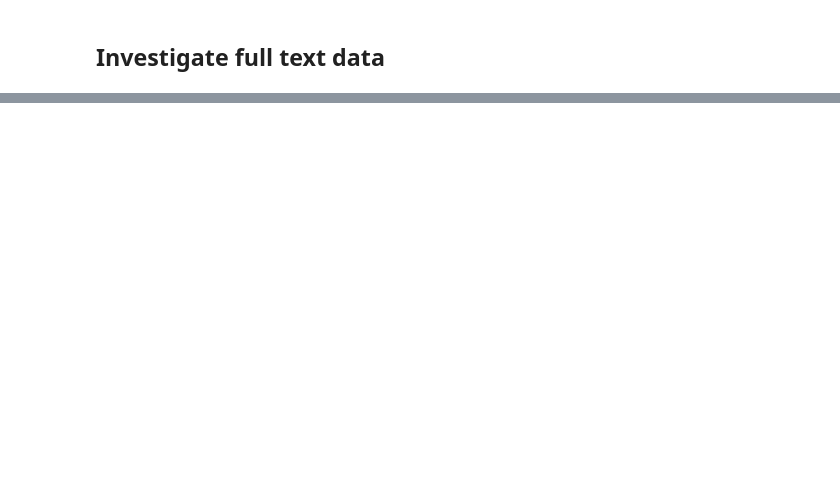
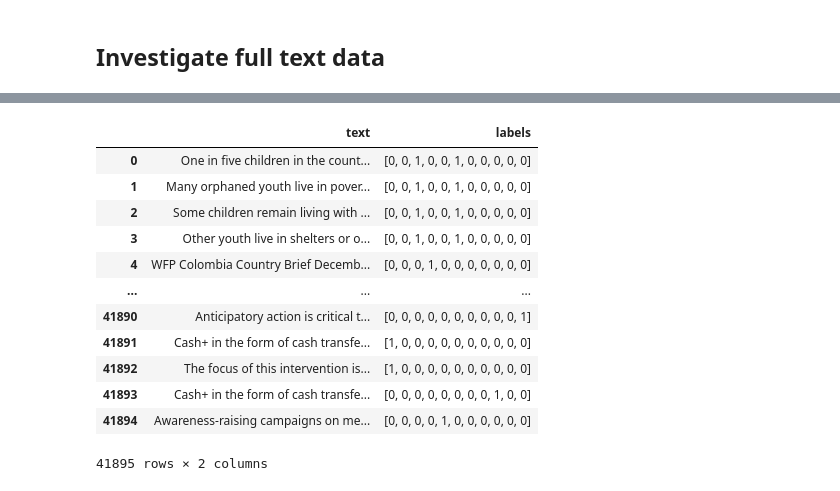
Before and after one commit to mantasbandonis/CHEERS-challenge, a Jupyter notebook: Round_1/simply_transformers.ipynb, the cells around one changed output, grey strips where cells are left out. Saved outputs shown, nothing was run; the diff lists cells and outputs as text; code cells hidden in the pictures; blank space fills up the shorter version.

```diff
--- a/Round_1/simply_transformers.ipynb
+++ b/Round_1/simply_transformers.ipynb
@@ -210,0 +184,16 @@ submit_df.to_csv("submissions/submission_relevant_baseline", index=False)
+# %%
+sentences_train
+# %% [output]
+|  | text | labels |
+| 0 | One in five children in the count... | [0, 0, 1, 0, 0, 1, 0, 0, 0, 0, 0] |
+| 1 | Many orphaned youth live in pover... | [0, 0, 1, 0, 0, 1, 0, 0, 0, 0, 0] |
+| 2 | Some children remain living with ... | [0, 0, 1, 0, 0, 1, 0, 0, 0, 0, 0] |
+| 3 | Other youth live in shelters or o... | [0, 0, 1, 0, 0, 1, 0, 0, 0, 0, 0] |
+| 4 | WFP Colombia Country Brief Decemb... | [0, 0, 0, 1, 0, 0, 0, 0, 0, 0, 0] |
+| ... | ... | ... |
+| 41890 | Anticipatory action is critical t... | [0, 0, 0, 0, 0, 0, 0, 0, 0, 0, 1] |
+| 41891 | Cash+ in the form of cash transfe... | [1, 0, 0, 0, 0, 0, 0, 0, 0, 0, 0] |
+| 41892 | The focus of this intervention is... | [1, 0, 0, 0, 0, 0, 0, 0, 0, 0, 0] |
+| 41893 | Cash+ in the form of cash transfe... | [0, 0, 0, 0, 0, 0, 0, 0, 1, 0, 0] |
+| 41894 | Awareness-raising campaigns on me... | [0, 0, 0, 0, 1, 0, 0, 0, 0, 0, 0] |
+41895 rows × 2 columns
```
Also changed, not shown: parts of 31 cells of this notebook, 2 other files.
